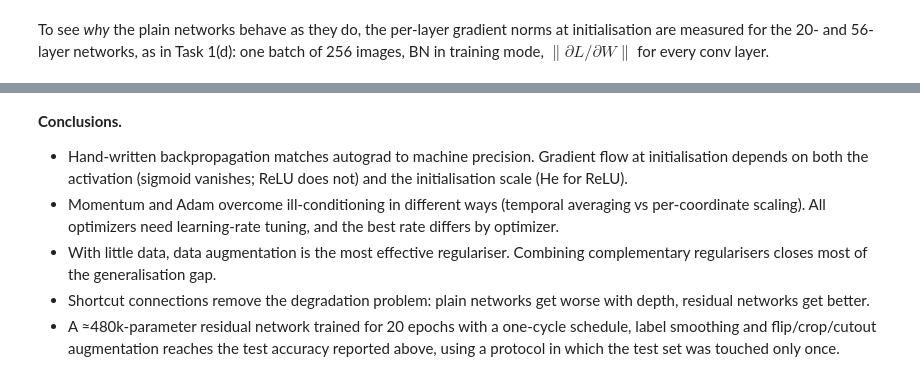
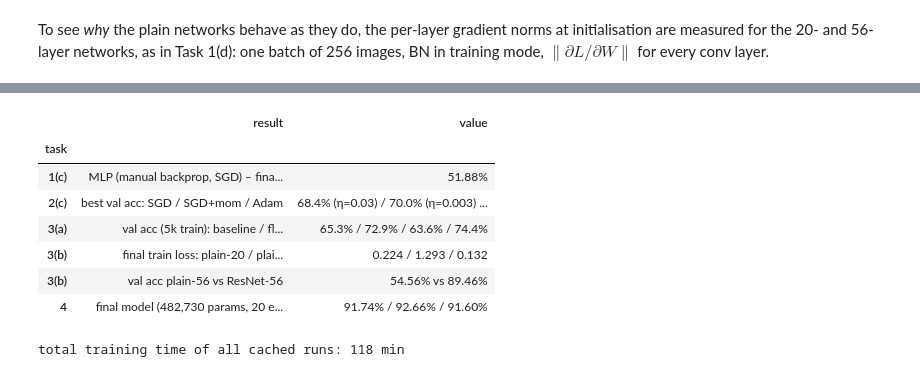
Before and after one commit to Sithum02/EN4554_A02, a Jupyter notebook: EN4554_A2_CNN.ipynb, the cells around one changed output, grey strips where cells are left out. Drawn from its saved outputs; the diff is of its cells as text; code cells hidden in the pictures.

```diff
--- a/EN4554_A2_CNN.ipynb
+++ b/EN4554_A2_CNN.ipynb
@@ -1324,22 +1514,28 @@ plt.show()
 # %%
 lines = [
     ('1(c)', 'MLP (manual backprop, SGD) – final val acc', f"{h1c['val_acc'][-1] * 100:.2f}%"),
     ('2(c)', 'best val acc: SGD / SGD+mom / Adam',
      ' / '.join(f"{best_val[(o, best_lr[o])] * 100:.1f}% (η={best_lr[o]:g})" for o in T2C_GRID)),
-    ('3(a)', 'val acc: baseline → all combined (5k train)',
-     f"{t3a_table.loc['baseline', '_val']:.1f}% → {t3a_table.loc['all combined', '_val']:.1f}%"),
+    ('3(a)', 'val acc (5k train): baseline / flip+crop / all combined (100 ep.) / all combined (300 ep.)',
+     f"{t3a_table.loc['baseline', '_val']:.1f}% / {t3a_table.loc['flip+crop', '_val']:.1f}% / "
+     f"{t3a_table.loc['all combined', '_val']:.1f}% / {agg('all combined, 300 ep.', 'val_acc')[:, -1].mean() * 100:.1f}%"),
+    ('3(b)', 'final train loss: plain-20 / plain-56 / ResNet-56',
+     f"{t3b[(20, False)]['train_loss'][-1]:.3f} / {t3b[(56, False)]['train_loss'][-1]:.3f} / {t3b[(56, True)]['train_loss'][-1]:.3f}"),
     ('3(b)', 'val acc plain-56 vs ResNet-56',
      f"{t3b[(56, False)]['val_acc'][-1] * 100:.2f}% vs {t3b[(56, True)]['val_acc'][-1] * 100:.2f}%"),
-    ('4', f'final model ({final["params"]:,} params, 20 epochs) – val / TEST acc',
-     f"{final['val_acc'][-1] * 100:.2f}% / {test_acc * 100:.2f}%"),
+    ('4', f'final model ({final["params"]:,} params, 20 epochs) – val / val with TTA / TEST acc',
+     f"{final['val_acc'][-1] * 100:.2f}% / {final['val_acc_tta'] * 100:.2f}% / {test_acc * 100:.2f}%"),
 ]
 display(pd.DataFrame(lines, columns=['task', 'result', 'value']).set_index('task'))
 total_min = sum(h.get('wall_time_s', 0) for coll in (t2c, t3a, t3b, t4) for h in coll.values()) / 60
 print(f'total training time of all cached runs: {total_min:.0f} min')
+# %% [output]
+|  | result | value |
+| task |  |  |
+| 1(c) | MLP (manual backprop, SGD) – fina... | 51.88% |
+| 2(c) | best val acc: SGD / SGD+mom / Adam | 68.4% (η=0.03) / 70.0% (η=0.003) ... |
+| 3(a) | val acc (5k train): baseline / fl... | 65.3% / 72.9% / 63.6% / 74.4% |
+| 3(b) | final train loss: plain-20 / plai... | 0.224 / 1.293 / 0.132 |
+| 3(b) | val acc plain-56 vs ResNet-56 | 54.56% vs 89.46% |
+| 4 | final model (482,730 params, 20 e... | 91.74% / 92.66% / 91.60% |
+total training time of all cached runs: 118 min
-# %% [markdown]
-**Conclusions.**
-* Hand-written backpropagation matches autograd to machine precision. Gradient flow at initialisation depends on both the activation (sigmoid vanishes; ReLU does not) and the initialisation scale (He for ReLU).
-* Momentum and Adam overcome ill-conditioning in different ways (temporal averaging vs per-coordinate scaling). All optimizers need learning-rate tuning, and the best rate differs by optimizer.
-* With little data, data augmentation is the most effective regulariser. Combining complementary regularisers closes most of the generalisation gap.
-* Shortcut connections remove the degradation problem: plain networks get worse with depth, residual networks get better.
-* A ≈480k-parameter residual network trained for 20 epochs with a one-cycle schedule, label smoothing and flip/crop/cutout augmentation reaches the test accuracy reported above, using a protocol in which the test set was touched only once.
```
Also changed, not shown: parts of 41 cells of this notebook.
